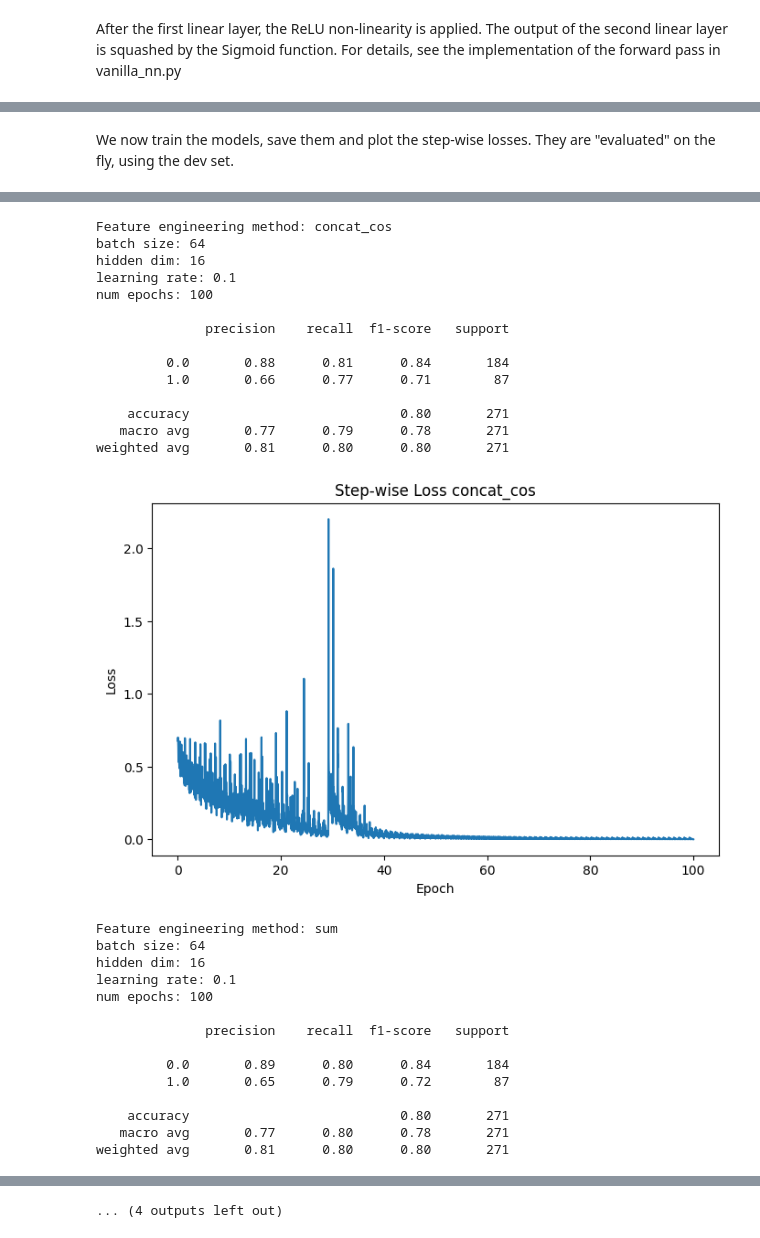
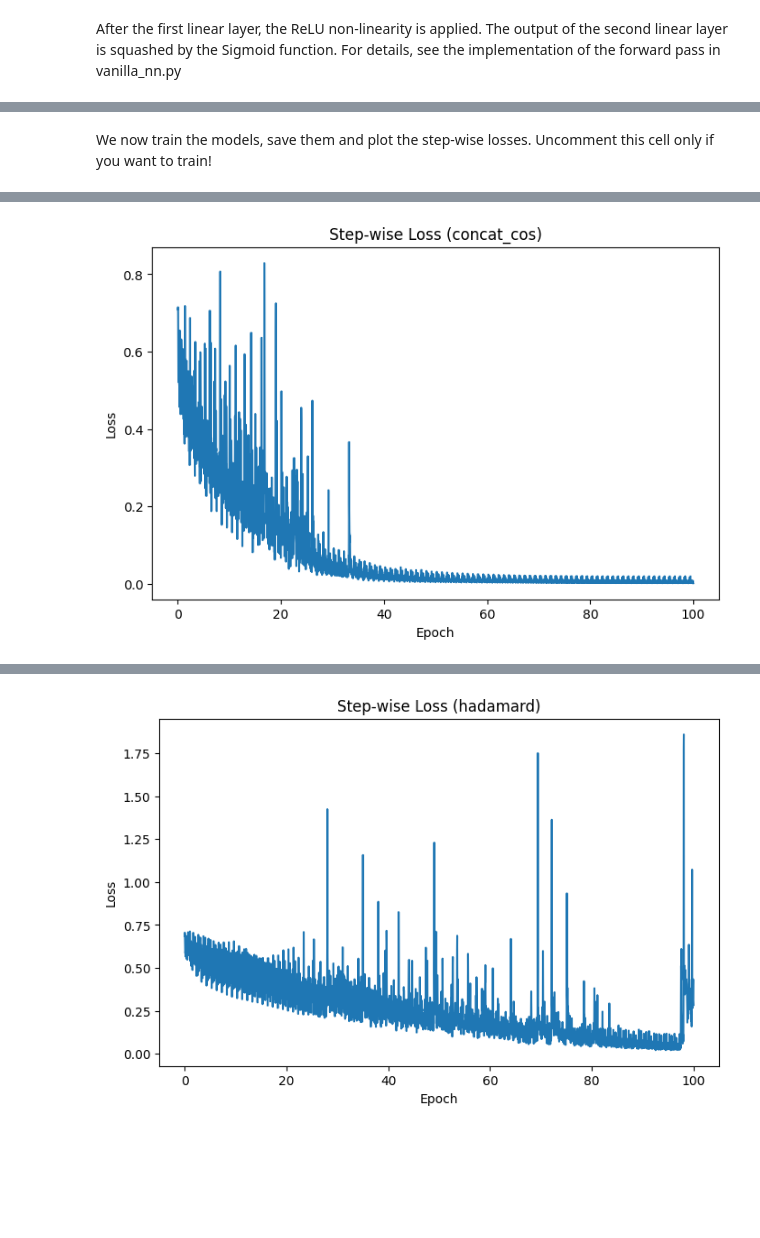
Before and after one commit to jelmis/check-worthiness, a Jupyter notebook: prototyping/CIMC-15_train-inital-nn/main.ipynb, the cells around one changed output, grey strips where cells are left out. Saved outputs shown, nothing was run; the diff lists cells and outputs as text; code cells hidden in the pictures; blank space fills up the shorter version.

```diff
--- a/prototyping/CIMC-15_train-inital-nn/main.ipynb
+++ b/prototyping/CIMC-15_train-inital-nn/main.ipynb
@@ -132,13 +128,10 @@ This section briefly shows what a network looks like for the example split and m
 # %%
-# Set up the Network
-lr = 0.1
-loss_fn = torch.nn.BCELoss()
+# Network parameters
 example_input_dim = len(example_train_set[0][0])
-print(example_input_dim)
 example_hidden_dim = 16
 example_output_dim = 1
-num_epochs = 100
-network = VanillaNN(example_input_dim, example_hidden_dim, example_output_dim)
-optimizer = torch.optim.SGD(network.parameters(), lr=lr)
-print(network)
+
+# Instantiate the network
+example_network = VanillaNN(example_input_dim, example_hidden_dim, example_output_dim)
+print(example_network)
 # %% [output]
@@ -160,19 +152,13 @@ num_epochs = 100
 hidden_dim = 16
 output_dim = 1
 # %% [markdown]
-We now train the models, save them and plot the step-wise losses.
-They are "evaluated" on the fly, using the dev set.
+We now train the models, save them and plot the step-wise losses. Uncomment this cell only if you want to train!
 # %%
+"""
 # Training model for every feature engineering method
 for fe_method in FE_METHODS:
-    # Print info
-    print(f"Feature engineering method: {fe_method}\n"
-          f"batch size: {batch_size}\n"
-          f"hidden dim: {hidden_dim}\n"
-          f"learning rate: {lr}\n"
-          f"num epochs: {num_epochs}\n")
 
-    # Get dataset and loader
+    # Get dataset and dataloader
     train_set = split_to_method_to_dataset["train"][fe_method]
     train_dataloader = split_to_method_to_dataloader["train"][fe_method]
 
@@ -180,20 +166,17 @@ for fe_method in FE_METHODS:
     input_dim = len(train_set[0][0])
     model = VanillaNN(input_dim, hidden_dim, output_dim)
 
-    # Define the optimizer
+    # Instantiate the optimizer
     optimizer = torch.optim.SGD(model.parameters(), lr=lr)
 
     # Train the model
     losses = training_loop(train_dataloader, optimizer, model, loss_fn, num_epochs)
 
+    # Plot losses
+    plot_losses(num_epochs, losses, fe_method)
+
     # Save the model
     model_path = f"{models_dir}/{fe_method}_{dataset_version}.pt"
     torch.save(model.state_dict(), model_path)
-
-    # Compute basic metrics
-    dev_dataloader = split_to_method_to_dataloader["dev"][fe_method]
-    print(evaluate_model(model, dev_dataloader))
-
-    # Visualize loss
-    plot_losses(num_epochs, losses, fe_method)
+"""
 # %% [output]
@@ -215,29 +184 @@ weighted avg       0.79      0.77      0.78       271
-Feature engineering method: concat_cos
-batch size: 64
-hidden dim: 16
-learning rate: 0.1
-num epochs: 100
-
-              precision    recall  f1-score   support
-
-         0.0       0.88      0.81      0.84       184
-         1.0       0.66      0.77      0.71        87
-
-    accuracy                           0.80       271
-   macro avg       0.77      0.79      0.78       271
-weighted avg       0.81      0.80      0.80       271
-[figure, old version]
+[figure, new version]
-Feature engineering method: sum
-batch size: 64
-hidden dim: 16
-learning rate: 0.1
-num epochs: 100
-
-              precision    recall  f1-score   support
-
-         0.0       0.89      0.80      0.84       184
-         1.0       0.65      0.79      0.72        87
-
-    accuracy                           0.80       271
-   macro avg       0.77      0.80      0.78       271
-weighted avg       0.81      0.80      0.80       271
@@ -290 +189 @@ weighted avg       0.80      0.78      0.79       271
-... (4 outputs left out)
+[figure, added]
```
Also changed, not shown: parts of 9 cells of this notebook, 1 other file.
